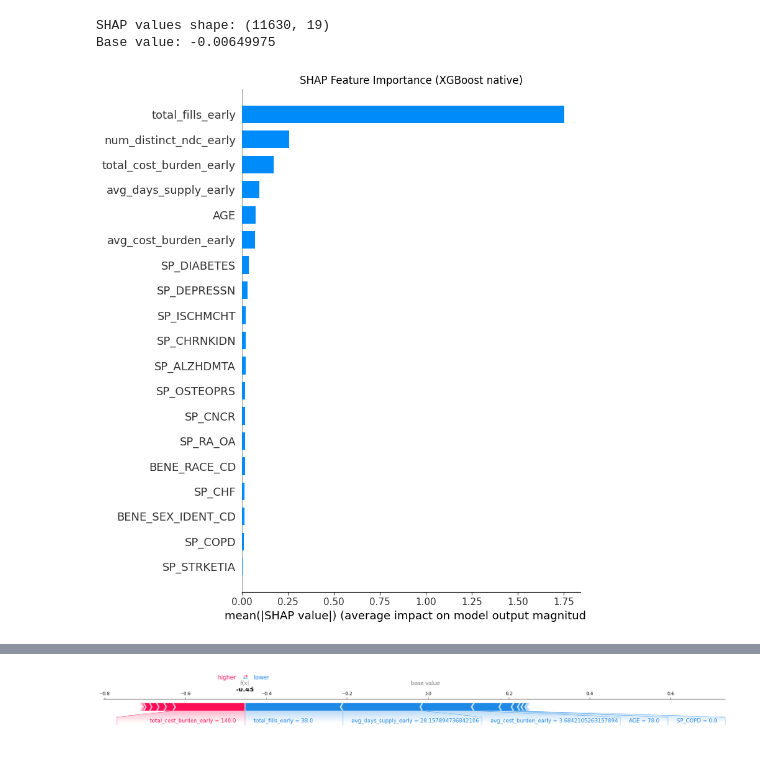
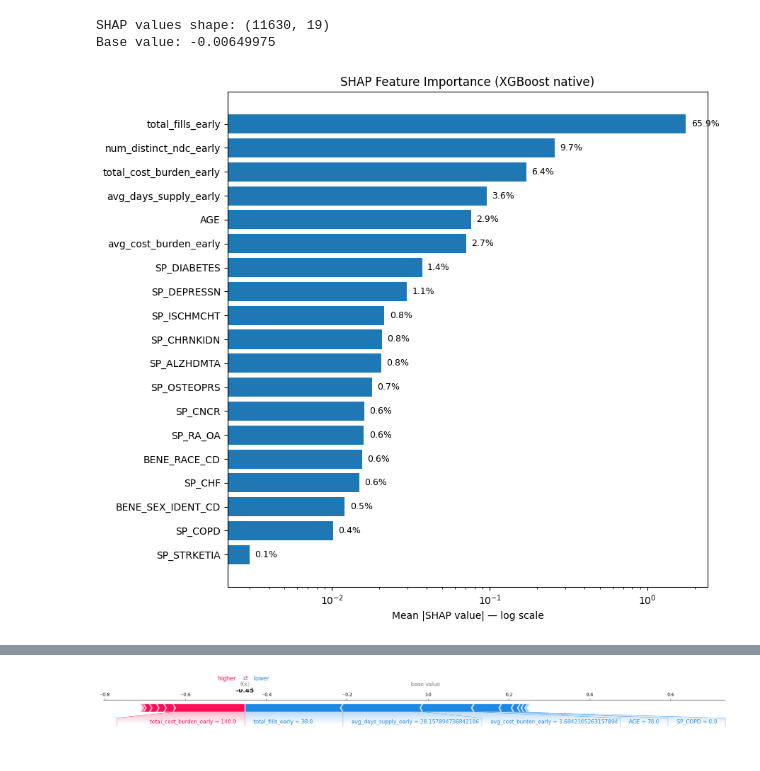
Before and after one commit to Murali-KrishnaM/patient-adherence-persistency-risk-scoring, a Jupyter notebook: ML/ModelTraining.ipynb, the cells around one changed output, grey strips where cells are left out. Drawn from its saved outputs; the diff is of its cells as text; code cells hidden in the pictures.

Commit message:
Included other model metrics and improved visualizations

```diff
--- a/ML/ModelTraining.ipynb
+++ b/ML/ModelTraining.ipynb
@@ -425,14 +626,50 @@ print("Base value:", base_value)
 SHAP values shape: (11630, 19)
 Base value: -0.00649975
 # %%
-import shap
+import numpy as np
+import pandas as pd
+import matplotlib.pyplot as plt
 
-shap.summary_plot(shap_values, X_test, plot_type="bar", show=False)
-plt.title("SHAP Feature Importance (XGBoost native)")
+# Mean absolute SHAP value per feature
+importance = np.abs(shap_values).mean(axis=0)
+
+# Handle newer SHAP Explanation objects if necessary
+if hasattr(shap_values, "values"):
+    importance = np.abs(shap_values.values).mean(axis=0)
+
+importance_pct = 100 * importance / importance.sum()
+
+df_imp = pd.DataFrame({
+    "feature": X_test.columns,
+    "importance": importance,
+    "importance_pct": importance_pct
+}).sort_values("importance", ascending=True)
+
+fig, ax = plt.subplots(figsize=(9, 8))
+
+bars = ax.barh(
+    df_imp["feature"],
+    df_imp["importance"]
+)
+
+ax.set_xscale("log")
+ax.set_xlabel("Mean |SHAP value| — log scale")
+ax.set_title("SHAP Feature Importance (XGBoost native)")
+
+# Add percentage labels
+for bar, pct in zip(bars, df_imp["importance_pct"]):
+    ax.text(
+        bar.get_width() * 1.08,
+        bar.get_y() + bar.get_height() / 2,
+        f"{pct:.1f}%",
+        va="center",
+        fontsize=9
+    )
+
 plt.tight_layout()
 plt.show()
 # %% [output]
-[figure, old version]
+[figure, new version]
 # %%
 shap.summary_plot(shap_values, X_test, show=False)
 plt.tight_layout()
```
Also changed, not shown: parts of 6 cells of this notebook.
